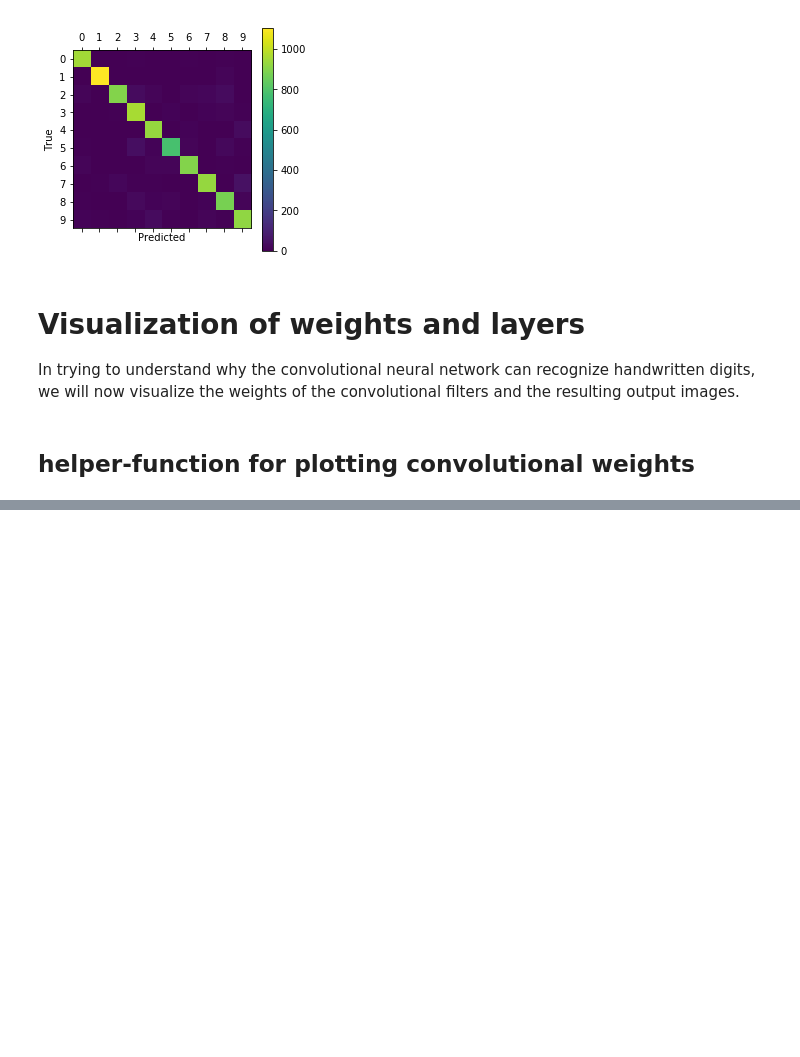
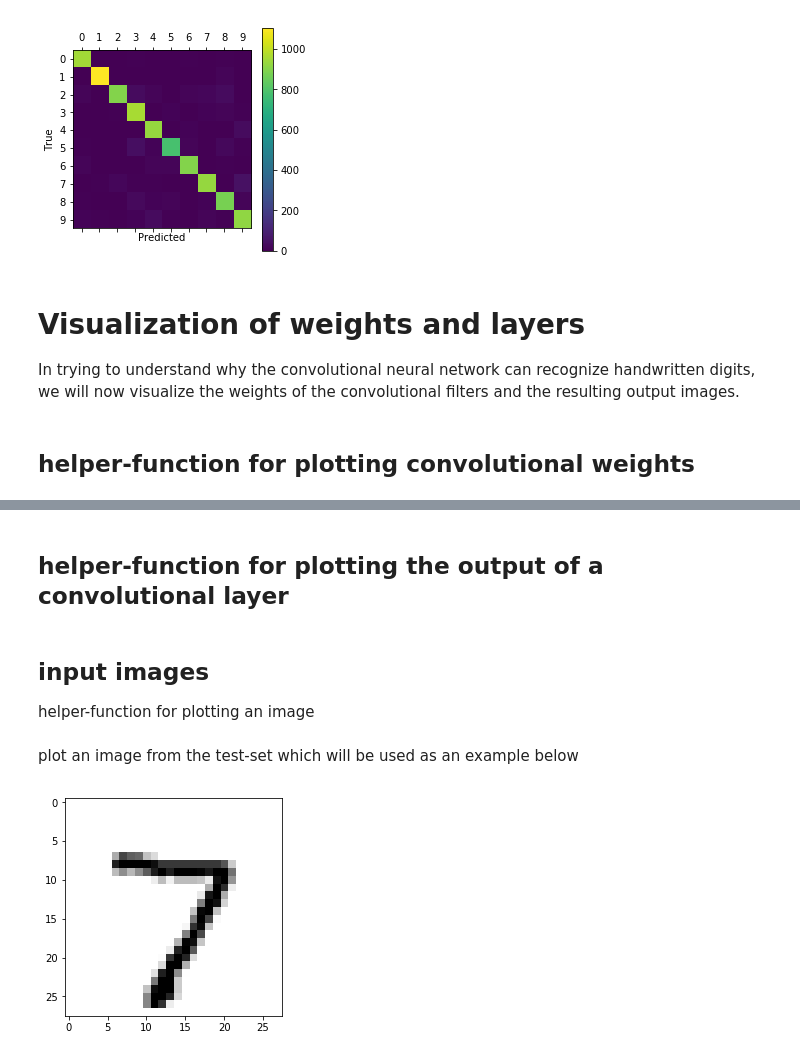
Before and after one commit to happyjin/tensorflow_tutorial, a Jupyter notebook: Hvass_tutorial/02_Convolutional_Neural_Network.ipynb, the cells around one changed output, grey strips where cells are left out. Drawn from its saved outputs; the diff is of its cells as text; code cells hidden in the pictures; blank space fills up the shorter version.

Commit message:
plot test images

```diff
--- a/Hvass_tutorial/02_Convolutional_Neural_Network.ipynb
+++ b/Hvass_tutorial/02_Convolutional_Neural_Network.ipynb
@@ -601,0 +604,2 @@ def plot_conv_weights(weights, input_channel1=0):
+# %% [markdown]
+## helper-function for plotting the output of a convolutional layer
@@ -601,0 +650,14 @@ def plot_conv_weights(weights, input_channel1=0):
+# %% [markdown]
+## input images
+helper-function for plotting an image
+# %%
+def plot_image(image):
+    plt.imshow(image.reshape(img_shape), interpolation='nearest', cmap='binary')
+    plt.show()
+# %% [markdown]
+plot an image from the test-set which will be used as an example below
+# %%
+image1 = data.test.images[0]
+plot_image(image1)
+# %% [output]
+[figure, added]
```
Also changed, not shown: parts of 3 cells of this notebook.
